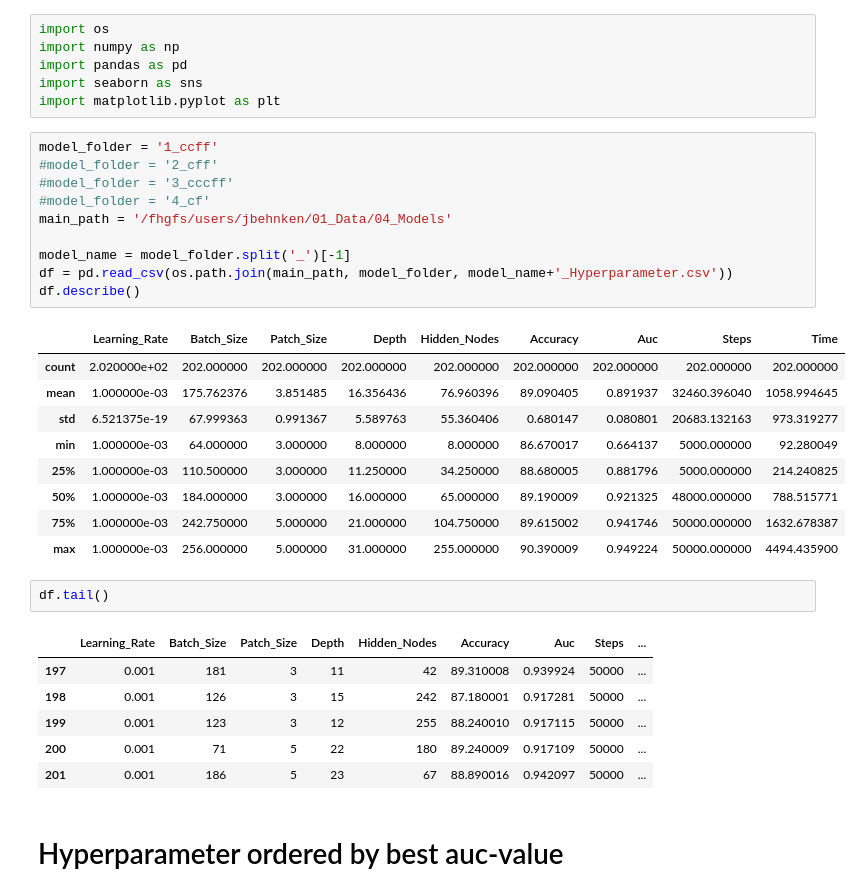
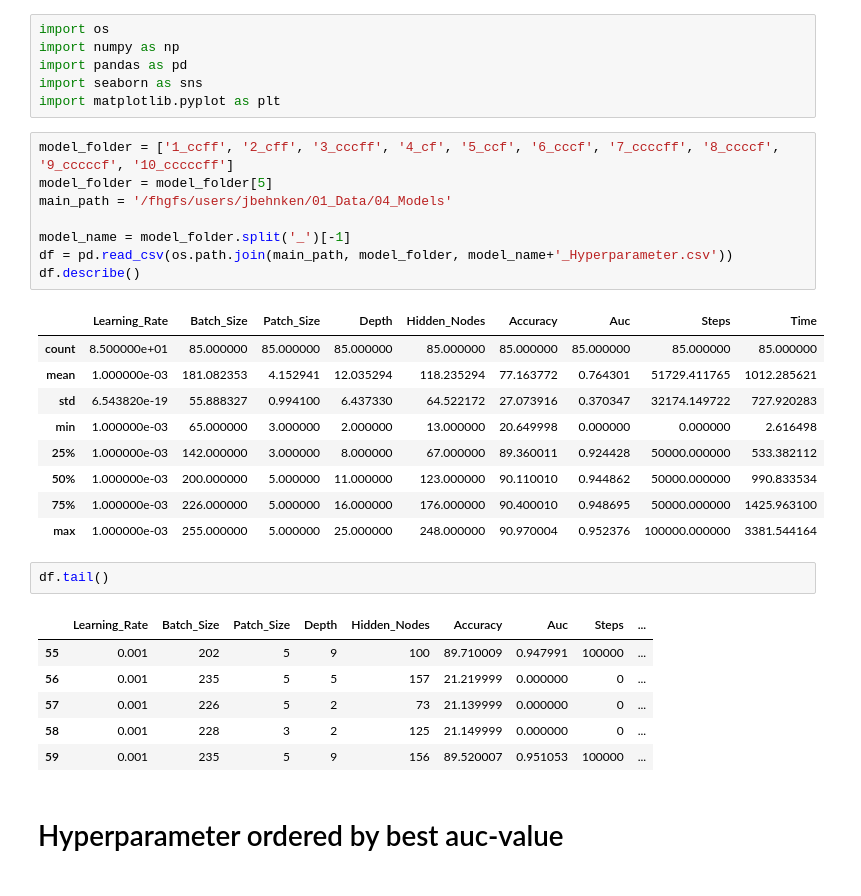
Before and after one commit to JMBehnken/Gamma_Hadron_Separation_With_Deep_Learning_for_the_First_G-APD_Cherenkov_Telescope, a Jupyter notebook: 06_FACT_Pipeline/05_Hyperparameter_Analisis.ipynb, the cells around one changed output. Cells and saved outputs as stored; diff of their text form.

```diff
--- a/06_FACT_Pipeline/05_Hyperparameter_Analisis.ipynb
+++ b/06_FACT_Pipeline/05_Hyperparameter_Analisis.ipynb
@@ -9,34 +9,32 @@ import pandas as pd
 import seaborn as sns
 import matplotlib.pyplot as plt
 # %%
-model_folder = '1_ccff'
-#model_folder = '2_cff'
-#model_folder = '3_cccff'
-#model_folder = '4_cf'
+model_folder = ['1_ccff', '2_cff', '3_cccff', '4_cf', '5_ccf', '6_cccf', '7_ccccff', '8_ccccf', '9_cccccf', '10_cccccff']
+model_folder = model_folder[5]
 main_path = '/fhgfs/users/jbehnken/01_Data/04_Models'
 
 model_name = model_folder.split('_')[-1]
 df = pd.read_csv(os.path.join(main_path, model_folder, model_name+'_Hyperparameter.csv'))
 df.describe()
 # %% [output]
 |  | Learning_Rate | Batch_Size | Patch_Size | Depth | Hidden_Nodes | Accuracy | Auc | Steps | Time |
-| count | 2.020000e+02 | 202.000000 | 202.000000 | 202.000000 | 202.000000 | 202.000000 | 202.000000 | 202.000000 | 202.000000 |
-| mean | 1.000000e-03 | 175.762376 | 3.851485 | 16.356436 | 76.960396 | 89.090405 | 0.891937 | 32460.396040 | 1058.994645 |
-| std | 6.521375e-19 | 67.999363 | 0.991367 | 5.589763 | 55.360406 | 0.680147 | 0.080801 | 20683.132163 | 973.319277 |
-| min | 1.000000e-03 | 64.000000 | 3.000000 | 8.000000 | 8.000000 | 86.670017 | 0.664137 | 5000.000000 | 92.280049 |
-| 25% | 1.000000e-03 | 110.500000 | 3.000000 | 11.250000 | 34.250000 | 88.680005 | 0.881796 | 5000.000000 | 214.240825 |
-| 50% | 1.000000e-03 | 184.000000 | 3.000000 | 16.000000 | 65.000000 | 89.190009 | 0.921325 | 48000.000000 | 788.515771 |
-| 75% | 1.000000e-03 | 242.750000 | 5.000000 | 21.000000 | 104.750000 | 89.615002 | 0.941746 | 50000.000000 | 1632.678387 |
-| max | 1.000000e-03 | 256.000000 | 5.000000 | 31.000000 | 255.000000 | 90.390009 | 0.949224 | 50000.000000 | 4494.435900 |
+| count | 8.500000e+01 | 85.000000 | 85.000000 | 85.000000 | 85.000000 | 85.000000 | 85.000000 | 85.000000 | 85.000000 |
+| mean | 1.000000e-03 | 181.082353 | 4.152941 | 12.035294 | 118.235294 | 77.163772 | 0.764301 | 51729.411765 | 1012.285621 |
+| std | 6.543820e-19 | 55.888327 | 0.994100 | 6.437330 | 64.522172 | 27.073916 | 0.370347 | 32174.149722 | 727.920283 |
+| min | 1.000000e-03 | 65.000000 | 3.000000 | 2.000000 | 13.000000 | 20.649998 | 0.000000 | 0.000000 | 2.616498 |
+| 25% | 1.000000e-03 | 142.000000 | 3.000000 | 8.000000 | 67.000000 | 89.360011 | 0.924428 | 50000.000000 | 533.382112 |
+| 50% | 1.000000e-03 | 200.000000 | 5.000000 | 11.000000 | 123.000000 | 90.110010 | 0.944862 | 50000.000000 | 990.833534 |
+| 75% | 1.000000e-03 | 226.000000 | 5.000000 | 16.000000 | 176.000000 | 90.400010 | 0.948695 | 50000.000000 | 1425.963100 |
+| max | 1.000000e-03 | 255.000000 | 5.000000 | 25.000000 | 248.000000 | 90.970004 | 0.952376 | 100000.000000 | 3381.544164 |
 # %%
 df.tail()
 # %% [output]
 |  | Learning_Rate | Batch_Size | Patch_Size | Depth | Hidden_Nodes | Accuracy | Auc | Steps | ... |
-| 197 | 0.001 | 181 | 3 | 11 | 42 | 89.310008 | 0.939924 | 50000 | ... |
-| 198 | 0.001 | 126 | 3 | 15 | 242 | 87.180001 | 0.917281 | 50000 | ... |
-| 199 | 0.001 | 123 | 3 | 12 | 255 | 88.240010 | 0.917115 | 50000 | ... |
-| 200 | 0.001 | 71 | 5 | 22 | 180 | 89.240009 | 0.917109 | 50000 | ... |
-| 201 | 0.001 | 186 | 5 | 23 | 67 | 88.890016 | 0.942097 | 50000 | ... |
+| 55 | 0.001 | 202 | 5 | 9 | 100 | 89.710009 | 0.947991 | 100000 | ... |
+| 56 | 0.001 | 235 | 5 | 5 | 157 | 21.219999 | 0.000000 | 0 | ... |
+| 57 | 0.001 | 226 | 5 | 2 | 73 | 21.139999 | 0.000000 | 0 | ... |
+| 58 | 0.001 | 228 | 3 | 2 | 125 | 21.149999 | 0.000000 | 0 | ... |
+| 59 | 0.001 | 235 | 5 | 9 | 156 | 89.520007 | 0.951053 | 100000 | ... |
 # %% [markdown]
 # Hyperparameter ordered by best auc-value
 # %%
```
Also changed, not shown: parts of 5 cells of this notebook, 13 other files.
